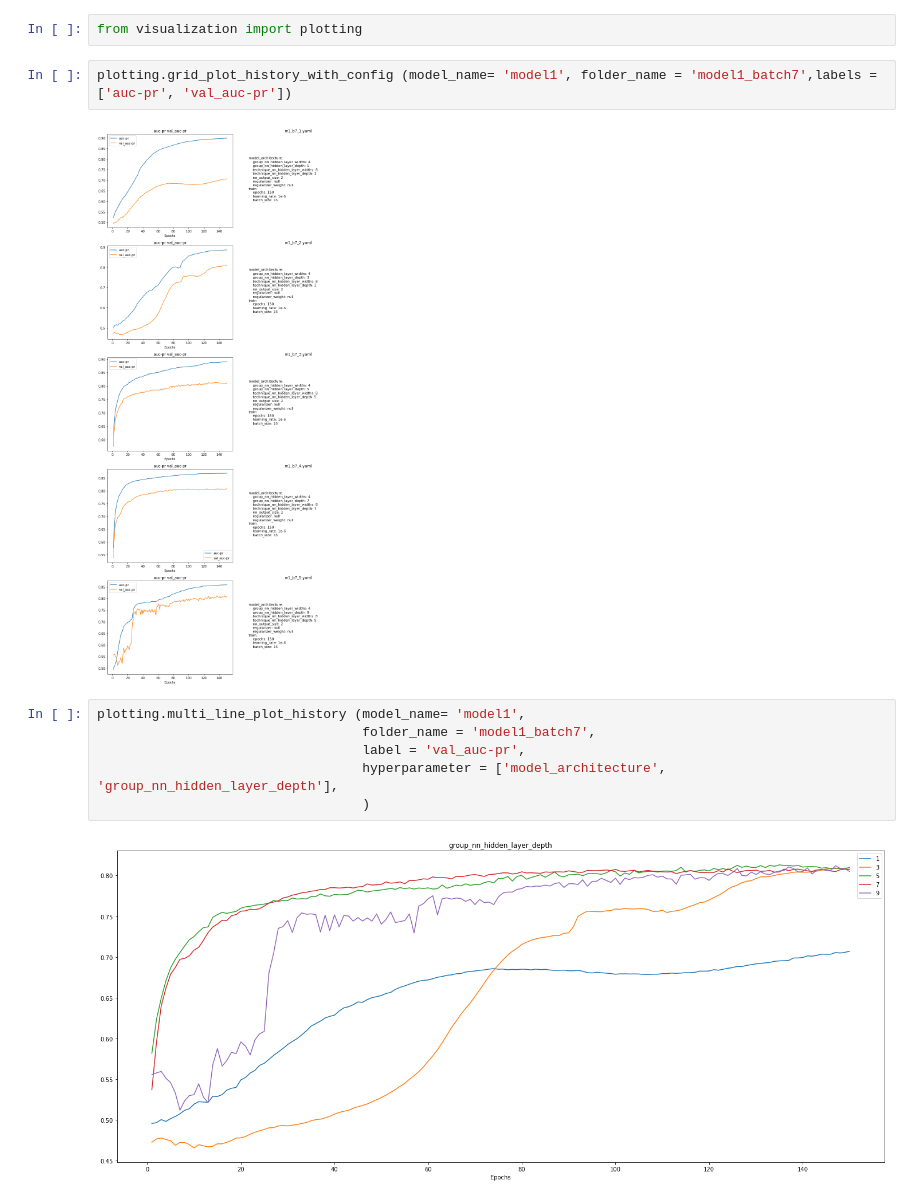
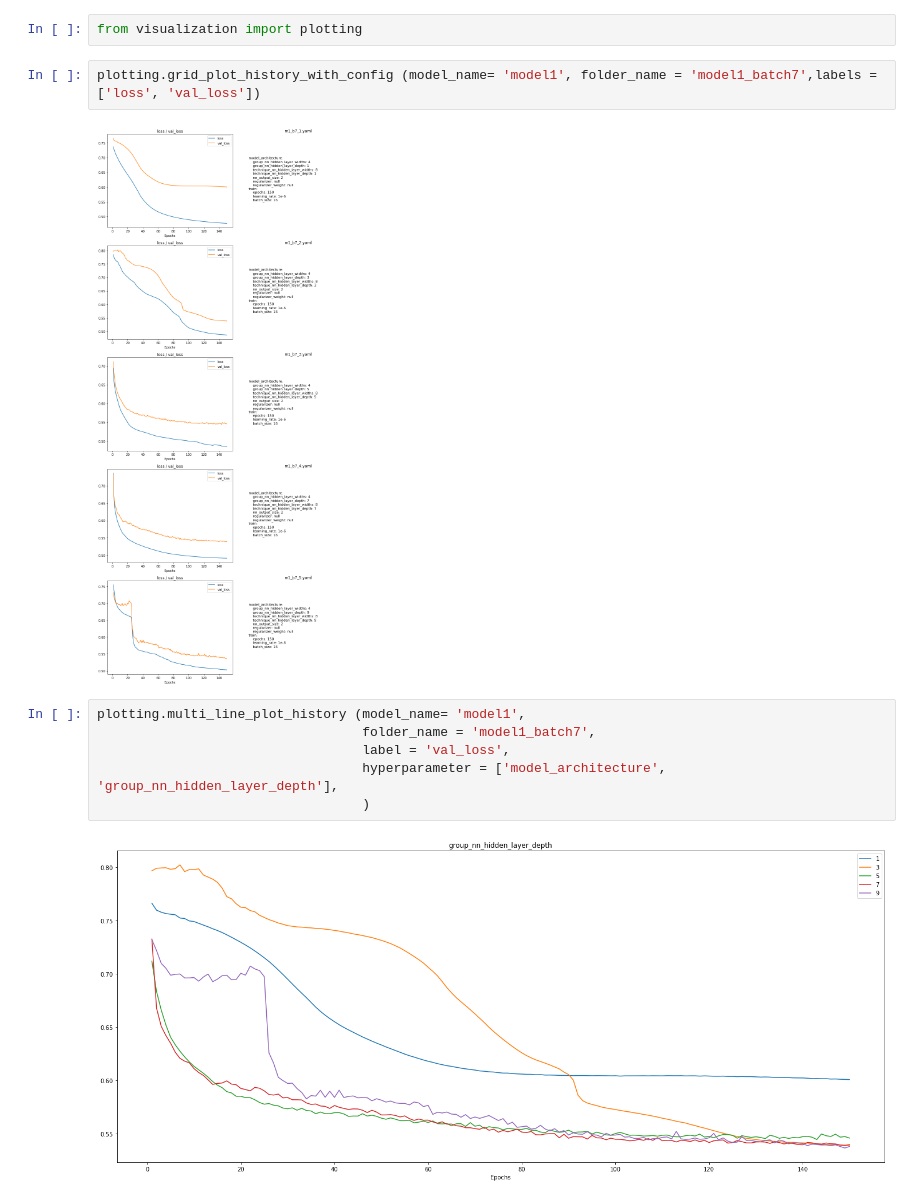
Before and after one commit to hcvu1050/hieuchivu-gt24-repo2, a Jupyter notebook: notebooks/plot_test.ipynb, the cells around one changed output. Cells and saved outputs as stored; diff of their text form.

```diff
--- a/notebooks/plot_test.ipynb
+++ b/notebooks/plot_test.ipynb
@@ -8,14 +8,14 @@ import matplotlib.pyplot as plt
 # %%
 from visualization import plotting
 # %%
-plotting.grid_plot_history_with_config (model_name= 'model1', folder_name = 'model1_batch7',labels = ['auc-pr', 'val_auc-pr'])
+plotting.grid_plot_history_with_config (model_name= 'model1', folder_name = 'model1_batch7',labels = ['loss', 'val_loss'])
 # %% [output]
-[figure, old version]
+[figure, new version]
 # %%
 plotting.multi_line_plot_history (model_name= 'model1',
                                   folder_name = 'model1_batch7',
-                                  label = 'val_auc-pr',
+                                  label = 'val_loss',
                                   hyperparameter = ['model_architecture', 'group_nn_hidden_layer_depth'],
                                   )
 # %% [output]
-[figure, old version]
+[figure, new version]
```
Also changed, not shown: 9 other files.
